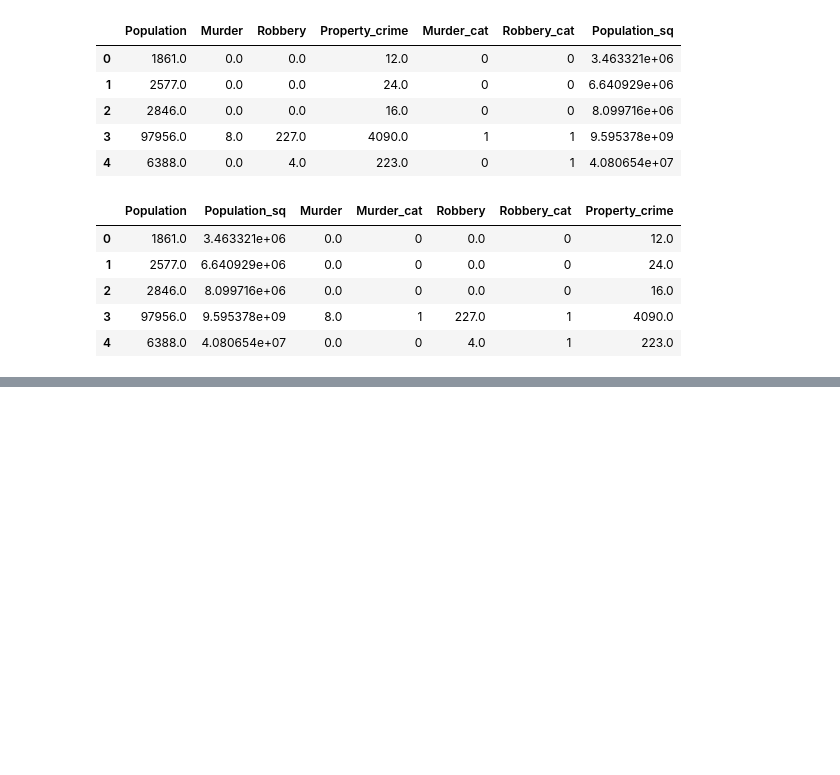
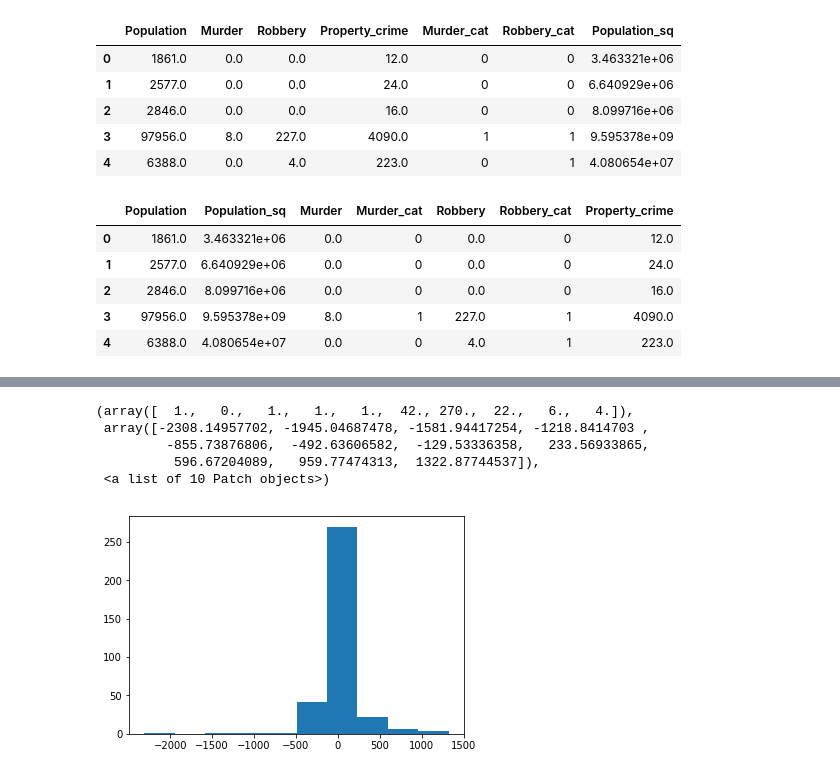
Before and after one commit to george1577/Thinkful_Data_Science, a Jupyter notebook: Drills_and_Assignments/Data_Science_Bootcamp/Unit_2_Supervised_learning/Lesson_4_Linear_regression/Challenge_make_your_own_regression_model/Challenge make your own regression model.ipynb, the cells around one changed output, grey strips where cells are left out. Saved outputs shown, nothing was run; the diff lists cells and outputs as text; code cells hidden in the pictures; blank space fills up the shorter version.

```diff
--- a/Drills_and_Assignments/Data_Science_Bootcamp/Unit_2_Supervised_learning/Lesson_4_Linear_regression/Challenge_make_your_own_regression_model/Challenge make your own regression model.ipynb
+++ b/Drills_and_Assignments/Data_Science_Bootcamp/Unit_2_Supervised_learning/Lesson_4_Linear_regression/Challenge_make_your_own_regression_model/Challenge make your own regression model.ipynb
@@ -246,3 +246,12 @@ R-squared:
+# %%
+plt.hist(residue)
+# %% [output]
+(array([  1.,   0.,   1.,   1.,   1.,  42., 270.,  22.,   6.,   4.]),
+ array([-2308.14957702, -1945.04687478, -1581.94417254, -1218.8414703 ,
+         -855.73876806,  -492.63606582,  -129.53336358,   233.56933865,
+          596.67204089,   959.77474313,  1322.87744537]),
+ <a list of 10 Patch objects>)
+[figure, added]
 # %%
 # test the normality of Y
 plt.hist(Y)
```
Also changed, not shown: parts of 8 cells of this notebook, 16 other files.
